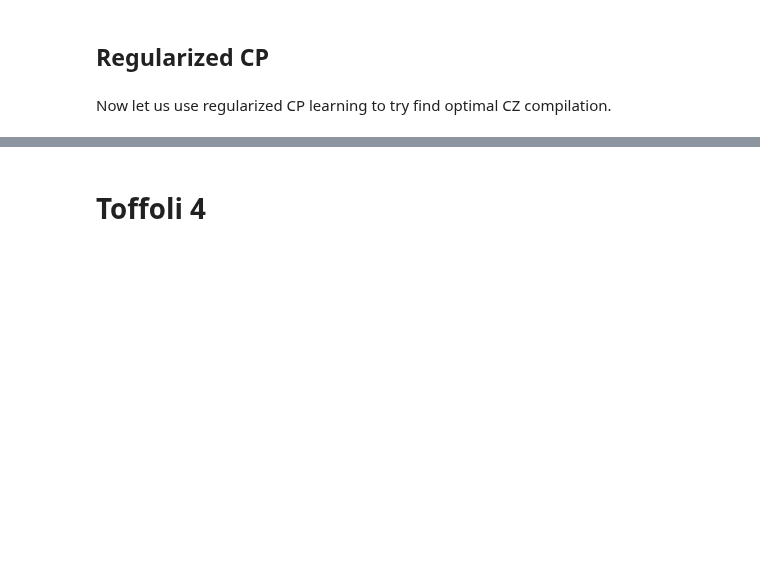
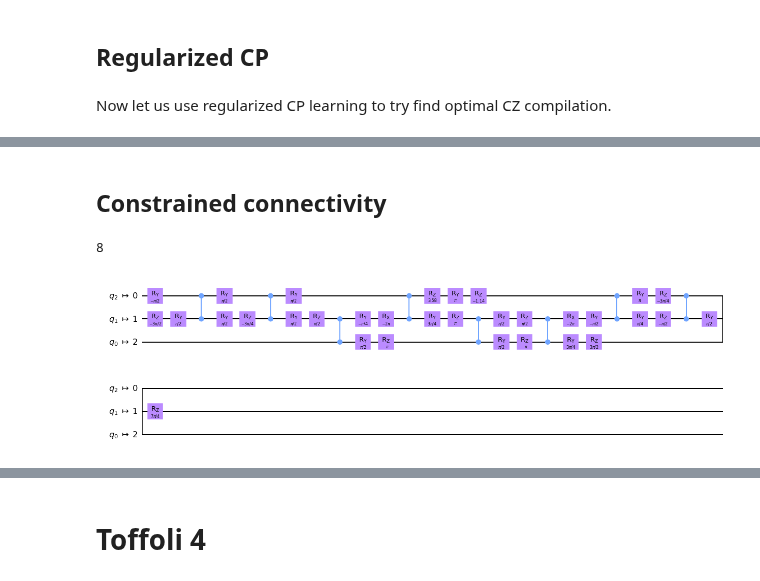
Before and after one commit to idnm/cpflow, a Jupyter notebook: CP.ipynb, the cells around one changed output, grey strips where cells are left out. Drawn from its saved outputs; the diff is of its cells as text; code cells hidden in the pictures; blank space fills up the shorter version.

```diff
--- a/CP.ipynb
+++ b/CP.ipynb
@@ -379,0 +370,13 @@ That looked pretty easy, didn't it!?
+# %% [markdown]
+## Constrained connectivity
+# %%
+qc = QuantumCircuit(3)
+qc.ccx(0, 1, 2)
+u_toff3 = Operator(qc.reverse_bits()).data
+
+qc_trans = transpile(qc, basis_gates=['cz', 'rx', 'ry', 'rz'], coupling_map=[[0,1],[1,0],[1,2],[2,1]], optimization_level=3)
+print(qc_trans.qasm().count('\ncz'))
+qc_trans.draw(output='mpl')
+# %% [output]
+8
+[figure, added]
```
Also changed, not shown: parts of 34 cells of this notebook, 8 other files.
